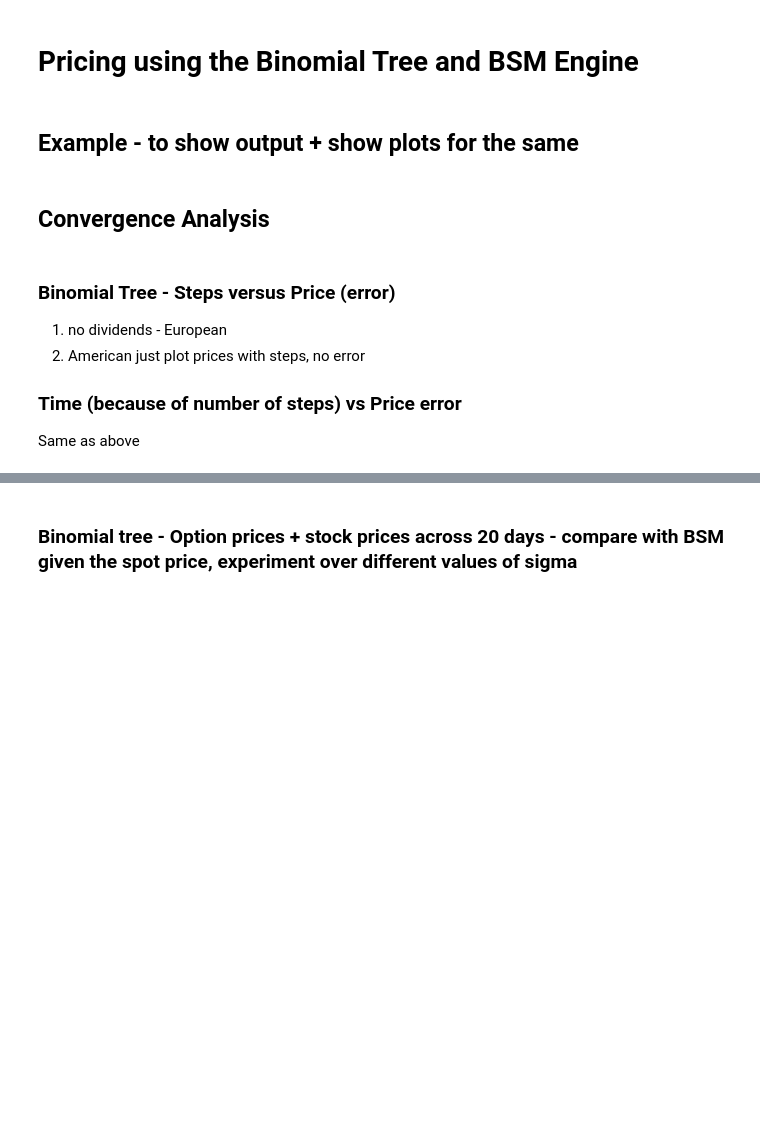
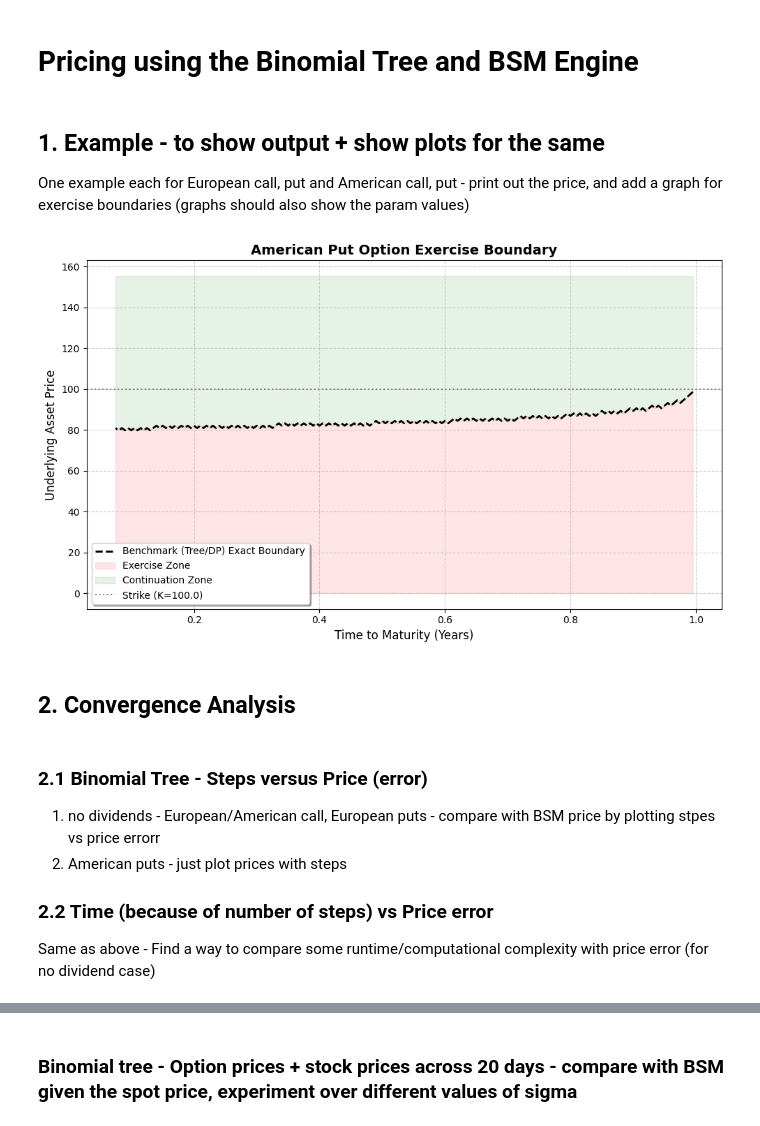
Before and after one commit to Sakii0912/Options_Pricing_Engine, a Jupyter notebook: notebooks/BSM_Binomial.ipynb, the cells around one changed output, grey strips where cells are left out. Cells and saved outputs as stored; diff of their text form; code cells hidden in the pictures; blank space fills up the shorter version.

Commit message:
notebook - added for BSM and Binomial

```diff
--- a/notebooks/BSM_Binomial.ipynb
+++ b/notebooks/BSM_Binomial.ipynb
@@ -2,16 +2,51 @@
 # API structure
 # %% [markdown]
 # Pricing using the Binomial Tree and BSM Engine
+# %%
+import sys
+import os
+
+sys.path.append(os.path.abspath('..'))
+
+
+import numpy as np
+from quantkit.pricing.core.instruments import Option, OptionType, OptionStyle
+from quantkit.pricing.core.market import MarketData, DividendEvent
+from quantkit.pricing.core.pricer import Pricer
+from quantkit.pricing.utils.visualization import *
+from quantkit.pricing.utils.graphs import *
+
+# Base No-Dividend Market
+market_no_div = MarketData(spot=100.0, rate=0.05, volatility=0.2)
+
+# Base Dividend Market
+divs = [DividendEvent(time=0.5, amount=2.0), DividendEvent(time=0.8, amount=2.0)]
+market_div = MarketData(spot=100.0, rate=0.05, volatility=0.2, discrete_dividends=divs)
+
+eur_call = Option(100.0, 1.0, OptionType.CALL, OptionStyle.EUROPEAN)
+eur_put = Option(100.0, 1.0, OptionType.PUT, OptionStyle.EUROPEAN)
+am_call = Option(100.0, 1.0, OptionType.CALL, OptionStyle.AMERICAN)
+am_put = Option(100.0, 1.0, OptionType.PUT, OptionStyle.AMERICAN)
 # %% [markdown]
-## Example - to show output + show plots for the same
+## 1. Example - to show output + show plots for the same
+
+One example each for European call, put and American call, put - print out the price, and add a graph for exercise boundaries (graphs should also show the param values)
+# %%
+eur_call_example = Pricer.price(eur_call, market_no_div, engine='bsm')
+am_put_example = Pricer.price(am_put, market_no_div, engine='binomial', steps=200)
+am_call_example = Pricer.price(am_call, market_no_div, engine='binomial', steps=200)
+
+plot_exercise_boundary_binomial_bsm(am_put, am_put_example, title="American Put Option Exercise Boundary")
+# %% [output]
+[figure, added]
 # %% [markdown]
-## Convergence Analysis
+## 2. Convergence Analysis
 # %% [markdown]
-### Binomial Tree - Steps versus Price (error)
+### 2.1 Binomial Tree - Steps versus Price (error)
 
-1. no dividends - European
-2. American just plot prices with steps, no error
+1. no dividends - European/American call, European puts - compare with BSM price by plotting stpes vs price errorr
+2. American puts - just plot prices with steps
 
 
-### Time (because of number of steps) vs Price error
-Same as above
+### 2.2 Time (because of number of steps) vs Price error
+Same as above - Find a way to compare some runtime/computational complexity with price error (for no dividend case)
```
Also changed, not shown: parts of 9 cells of this notebook, 3 other files.
